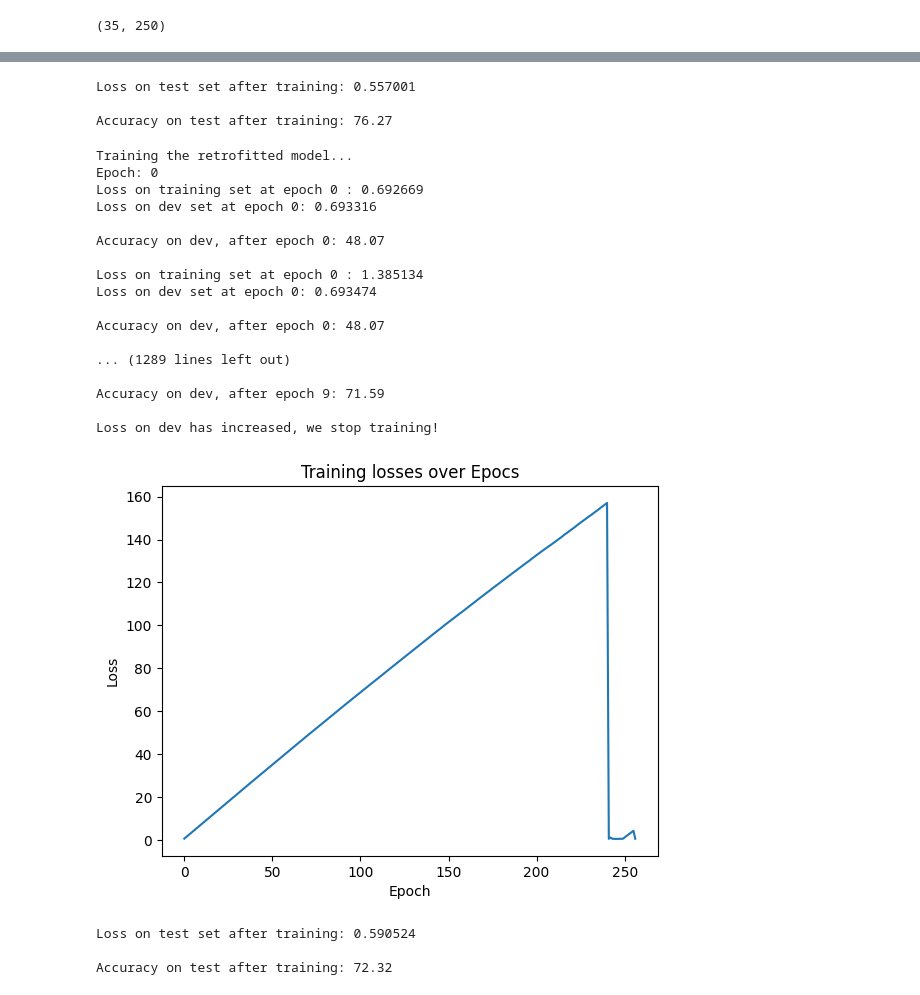
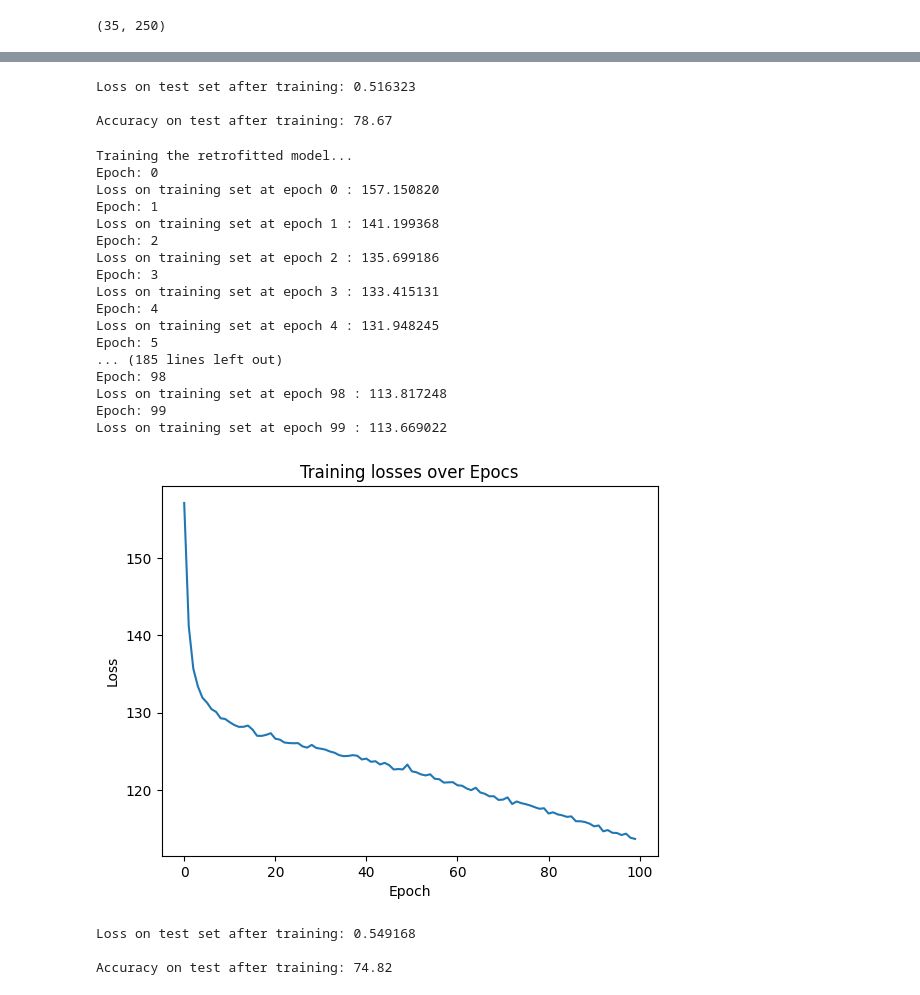
Before and after one commit to HIEUNT1610/ML2-Project, a Jupyter notebook: Work/Algorithm.ipynb, the cells around one changed output, grey strips where cells are left out. Saved outputs shown, nothing was run; the diff lists cells and outputs as text; code cells hidden in the pictures.

```diff
--- a/Work/Algorithm.ipynb
+++ b/Work/Algorithm.ipynb
@@ -678,11 +678,12 @@ for epoch in range(10):
 
         # Step 5: Update the weights:
         optimizer_original.step()
-        # end of handling of this batch
-        print("Loss on training set at epoch %d : %f" %(epoch, epoch_loss))
-        train_losses.append(epoch_loss)
-        # Step 6: Early stopping:
-        with torch.no_grad():
+    # end of handling of this batch
+    print("Loss on training set at epoch %d : %f" %(epoch, epoch_loss))
+    train_losses.append(epoch_loss)
+    # Step 6: Early stopping:
+    with torch.no_grad():
+        if model_original.early_stop:
             # forward propagation
             # We convert the test examples to tensors and do the forward propagation
             dev_sentence, dev_label = zip(*ori_dev)
@@ -751,9 +738,9 @@ with torch.no_grad():
     accuracy = torch.sum(pred_labels == test_label).item() / len(test_label)
     print("Accuracy on test after training: %3.2f\n" % (accuracy * 100))
 # %% [output]
-Loss on test set after training: 0.557001
+Loss on test set after training: 0.516323
 
-Accuracy on test after training: 76.27
+Accuracy on test after training: 78.67
 # %%
 # Training the retrofitted model:
 train_losses = []
@@ -788,11 +775,12 @@ for epoch in range(10):
 
         # Step 5: Update the weights:
         optimizer_retrofitted.step()
-        # end of handling of this batch
-        print("Loss on training set at epoch %d : %f" %(epoch, epoch_loss))
-        train_losses.append(epoch_loss)
+    # end of handling of this batch
+    print("Loss on training set at epoch %d : %f" %(epoch, epoch_loss))
+    train_losses.append(epoch_loss)
         # Step 6: Early stopping:
-        with torch.no_grad():
+    with torch.no_grad():
+        if model_retrofitted.early_stop:
             # forward propagation
             # We convert the test examples to tensors and do the forward propagation
             dev_sentence, dev_label = zip(*retro_dev)
@@ -800,49 +788,49 @@ for epoch in range(10):
             dev_label = torch.tensor(dev_label, dtype=torch.long)   # [DEV_SIZE]
             output = model_retrofitted(dev_sentence)
 
             # total loss on the dev set
             dev_loss = loss_function(output, dev_label)
             print("Loss on dev set at epoch %d: %f\n" %(epoch, dev_loss))
 
             # prediction and accuracy on the dev set
             pred_labels = torch.argmax(output, dim=1)
             accuracy = torch.sum(pred_labels == dev_label).item() / len(dev_label)
             print("Accuracy on dev, after epoch %d: %3.2f\n" % (epoch, accuracy * 100))
 
             # early stopping
             # if first epoch: we record the dev loss, to be used for early stopping
             if epoch == 0:
                 previous_dev_loss = dev_loss
             elif dev_loss > previous_dev_loss:
                 print("Loss on dev has increased, we stop training!")
                 break
             else:
                 previous_dev_loss = dev_loss
 # Plot the training losses
 plt.plot(train_losses)
 plt.xlabel("Epoch")
 plt.ylabel("Loss")
 plt.title("Training losses over Epocs")
 plt.show()
 # %% [output]
 Training the retrofitted model...
 Epoch: 0
-Loss on training set at epoch 0 : 0.692669
-Loss on dev set at epoch 0: 0.693316
-
-Accuracy on dev, after epoch 0: 48.07
-
-Loss on training set at epoch 0 : 1.385134
-Loss on dev set at epoch 0: 0.693474
-
-Accuracy on dev, after epoch 0: 48.07
-
-... (1289 lines left out)
-
-Accuracy on dev, after epoch 9: 71.59
-
-Loss on dev has increased, we stop training!
+Loss on training set at epoch 0 : 157.150820
+Epoch: 1
+Loss on training set at epoch 1 : 141.199368
+Epoch: 2
+Loss on training set at epoch 2 : 135.699186
+Epoch: 3
+Loss on training set at epoch 3 : 133.415131
+Epoch: 4
+Loss on training set at epoch 4 : 131.948245
+Epoch: 5
+... (185 lines left out)
+Epoch: 98
+Loss on training set at epoch 98 : 113.817248
+Epoch: 99
+Loss on training set at epoch 99 : 113.669022
-[figure, old version]
+[figure, new version]
 # %%
 # Test on test set after training:
 with torch.no_grad():
@@ -861,6 +849,6 @@ with torch.no_grad():
     accuracy = torch.sum(pred_labels == test_label).item() / len(test_label)
     print("Accuracy on test after training: %3.2f\n" % (accuracy * 100))
 # %% [output]
-Loss on test set after training: 0.590524
+Loss on test set after training: 0.549168
 
-Accuracy on test after training: 72.32
+Accuracy on test after training: 74.82
```
Also changed, not shown: parts of 1 cell of this notebook.
